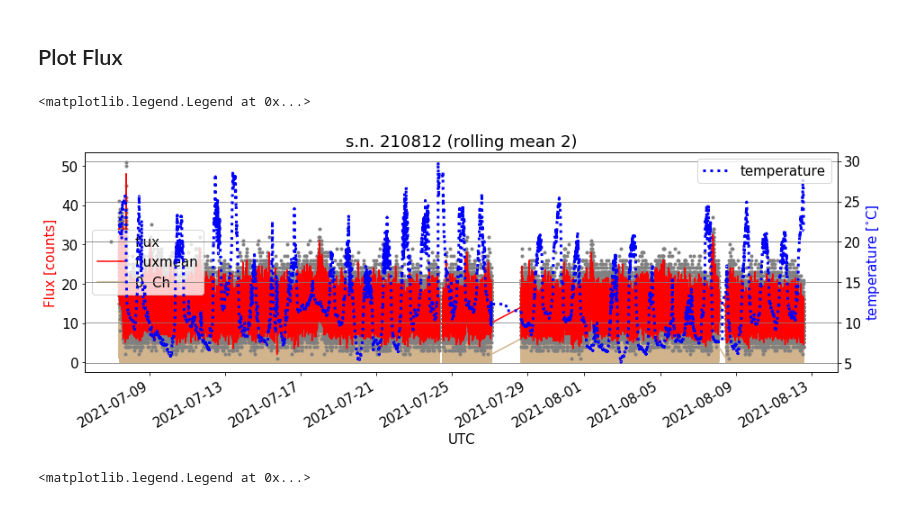
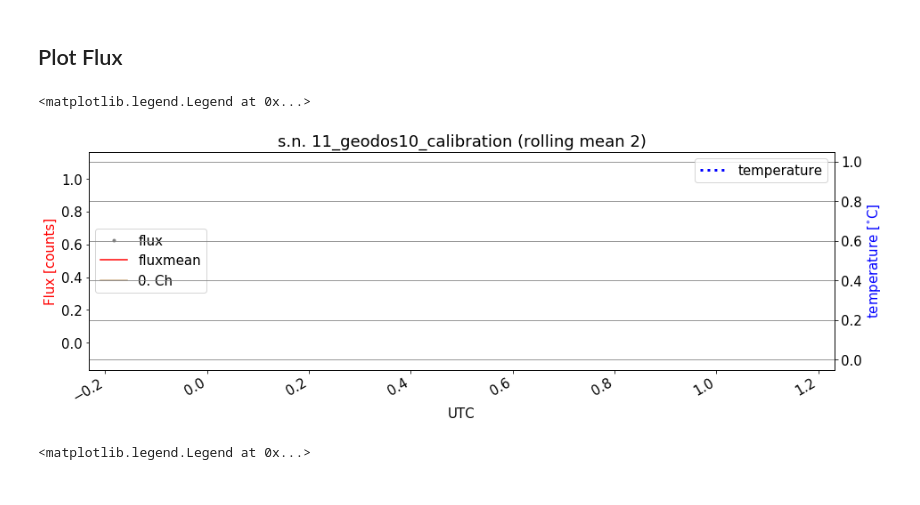
Before and after one commit to UniversalScientificTechnologies/GEODOS01, a Jupyter notebook: notebooks/GEODOS-specrum_pro_olenu.ipynb, the cells around one changed output. Drawn from its saved outputs; the diff is of its cells as text; code cells hidden in the pictures.

```diff
--- a/notebooks/GEODOS-specrum_pro_olenu.ipynb
+++ b/notebooks/GEODOS-specrum_pro_olenu.ipynb
@@ -18,11 +18,12 @@ Populating the interactive namespace from numpy and matplotlib
 ## Read Logfile
 # %%
 dto = '/storage/stations/Polednik/geodos/2021/08/10/210812'
-#dto = '/storage/stations/Polednik/geodos/2021/08/13/210720'
+dto = '/storage/stations/Polednik/geodos/2021/08/13/210720'
 #dto = '/storage/stations/Polednik/geodos/2021/10/10'
 #dto = '/storage/stations/Polednik/geodos/2021/10/13'
 #dto = '/storage/stations/Polednik/geodos/2021/10/EC'
-#dto = '/storage/experiments/2021/11_geodos10_calibration'
+dto = '/storage/experiments/2021/11_geodos10_calibration'
+#dto = '/storage/experiments/2021/05_GEODOS_kalibrace/GEO1'
 
 fto = dto + '/DATALOG.TXT'
 
@@ -177,41 +180,42 @@ plt.figure(figsize=(15,5))
 plt.tight_layout()
 matplotlib.rcParams.update({'font.size': 15})
 
-
+#histogram.read_csv(dto + '/histogram.csv')
 xx = histogram.copy()
 xx.set_index('UTC', inplace = True, drop=False)
 #xx = xx.loc['2019-11-27 00:00:00':'2019-11-29 01:30:00']
 #xx = xx.loc['2021-08-15 17:45:00':'2021-08-15 18:40:00']
 #xx = xx.loc['2021-11-30 12:35:00':'2021-11-30 12:45:00']
+xx = xx.loc['2021-05-12 8:35:00':'2021-05-12 12:45:00']
 
 #plt.yscale('log')
 xx['flux'] = (xx.iloc[:,range(NOISE_LEVEL,LAST_CHANNEL)].sum(axis=1))
 
 xx['fluxmean'] = xx['flux'].rolling(WINDOW).mean()
 
 xx['flux'].plot(c='gray', linestyle='', marker='.')
 xx['fluxmean'].plot(c='red')
 (xx.iloc[:,NOISE_LEVEL]).plot(c='tan',label= str(NOISE_LEVEL) + '. Ch' ,zorder=1)
 
 s = fto.split('/')
 plt.title("s.n. " + s[len(s)-2] + ' (rolling mean ' + str(WINDOW) + ')')
 #plt.ylim([0,1.5])
 plt.xlabel('UTC')
 plt.ylabel(r'Flux [counts]', color='red')
 plt.legend(loc=6)
 
 ax = plt.twinx()
 
 #plt.ylim([0,14000])
 xx['temperature'].plot(c='blue', label='temperature', linewidth='3', linestyle=':', drawstyle='steps-mid')
 plt.ylabel(r'temperature [$^{\circ}$C]', color='blue')
 
 plt.grid(b=True, which='major', color='grey', linestyle='-')
 plt.grid(b=True, which='minor', color='grey', linestyle='-')
 plt.legend()
 # %% [output]
 <matplotlib.legend.Legend at 0x...>
-[figure, old version]
+[figure, new version]
 # %%
 plt.figure(figsize=(15,5))
 plt.tight_layout()
```
Also changed, not shown: parts of 11 cells of this notebook.
